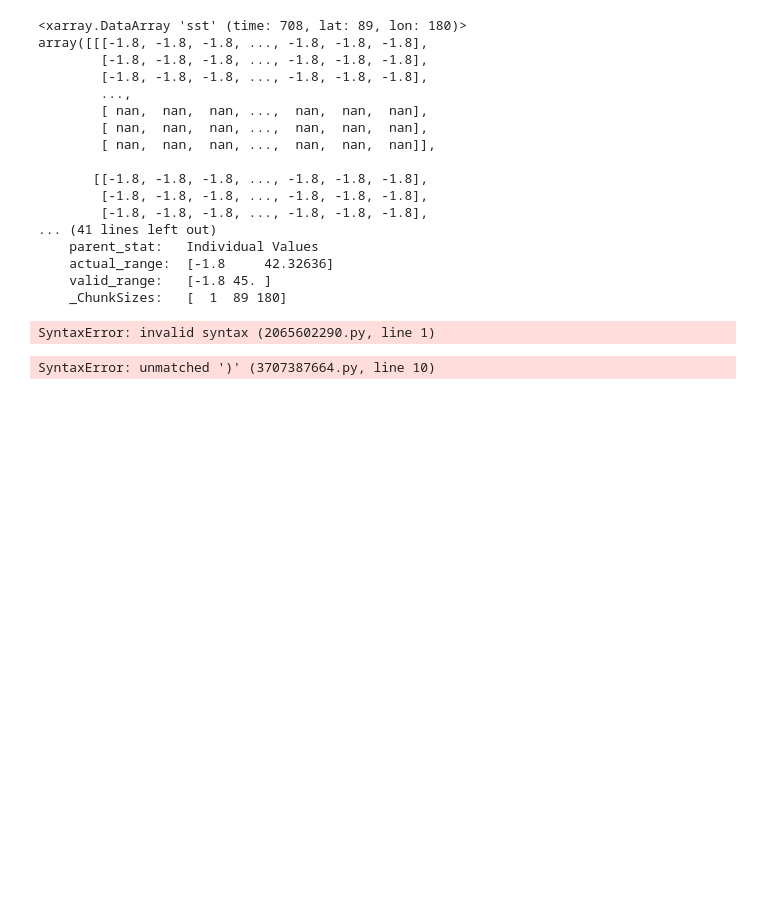
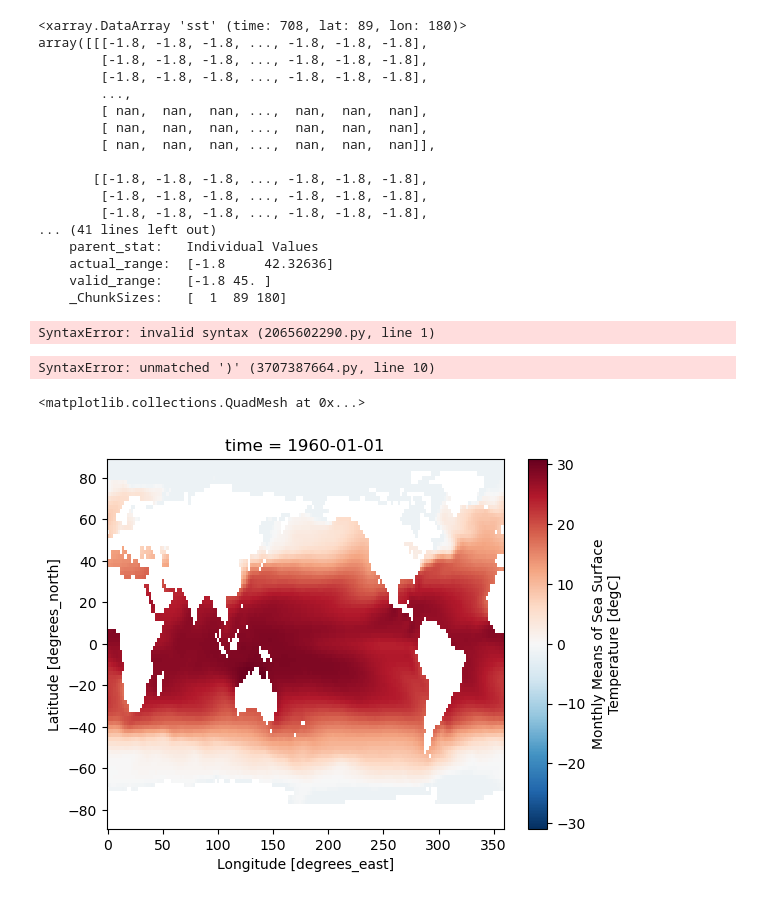
Before and after one commit to indranidas/bootcamp-2023, a Jupyter notebook: LEAP_Day1.ipynb, the cells around one changed output. Drawn from its saved outputs; the diff is of its cells as text; code cells hidden in the pictures; blank space fills up the shorter version.

```diff
--- a/LEAP_Day1.ipynb
+++ b/LEAP_Day1.ipynb
@@ -402,3 +402,8 @@ mean()
 ).plot
 # %% [output]
 SyntaxError: unmatched ')' (3707387664.py, line 10)
+# %%
+ds.sst[0].plot()
+# %% [output]
+<matplotlib.collections.QuadMesh at 0x...>
+[figure, added]
```
Also changed, not shown: parts of 35 cells of this notebook.
